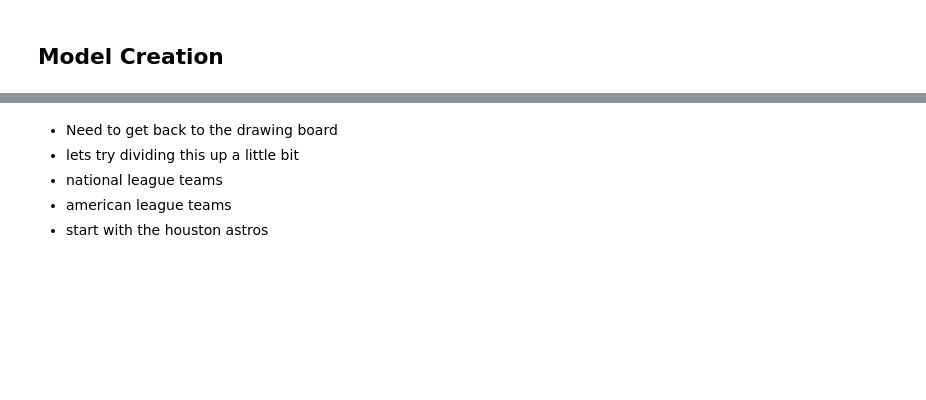
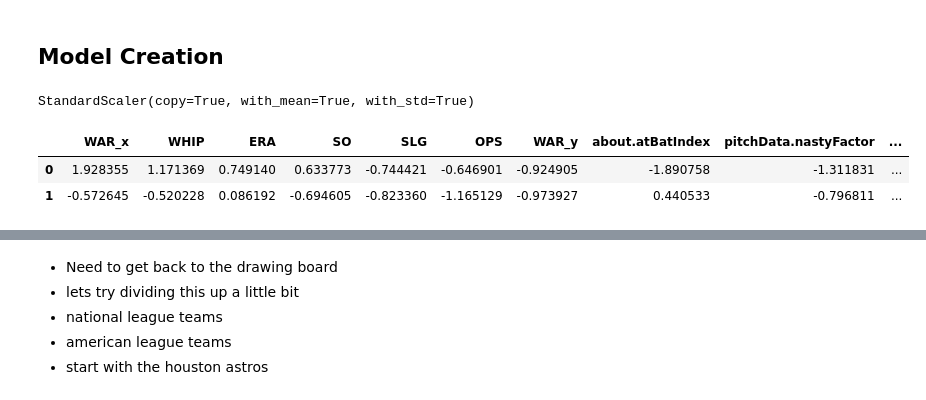
Before and after one commit to ConnorAnderson29/pitch_prediction_model, a Jupyter notebook: classification_models.ipynb, the cells around one changed output, grey strips where cells are left out. Drawn from its saved outputs; the diff is of its cells as text; code cells hidden in the pictures; blank space fills up the shorter version.

```diff
--- a/classification_models.ipynb
+++ b/classification_models.ipynb
@@ -103,0 +122,6 @@ X_train, X_test, y_train, y_test = train_test_split(predictors, target, random_s
+# %%
+scaler = StandardScaler()
+# %%
+scaler.fit(X_train_s1)
+# %% [output]
+StandardScaler(copy=True, with_mean=True, with_std=True)
@@ -103,0 +140,6 @@ X_train, X_test, y_train, y_test = train_test_split(predictors, target, random_s
+# %%
+X_train_sdf.head(2)
+# %% [output]
+|  | WAR_x | WHIP | ERA | SO | SLG | OPS | WAR_y | about.atBatIndex | pitchData.nastyFactor | ... |
+| 0 | 1.928355 | 1.171369 | 0.749140 | 0.633773 | -0.744421 | -0.646901 | -0.924905 | -1.890758 | -1.311831 | ... |
+| 1 | -0.572645 | -0.520228 | 0.086192 | -0.694605 | -0.823360 | -1.165129 | -0.973927 | 0.440533 | -0.796811 | ... |
```
Also changed, not shown: parts of 24 cells of this notebook, 2 other files.
